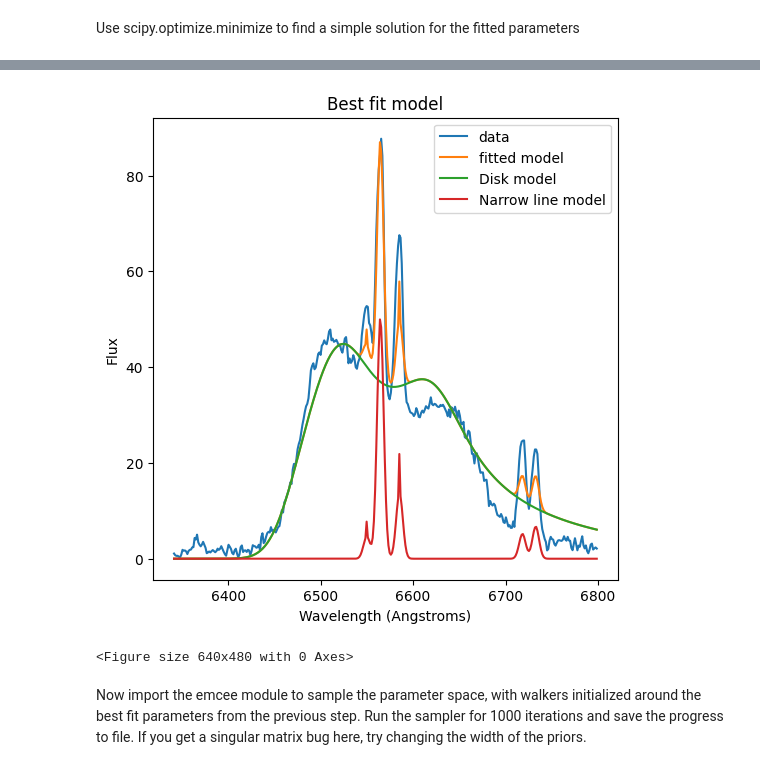
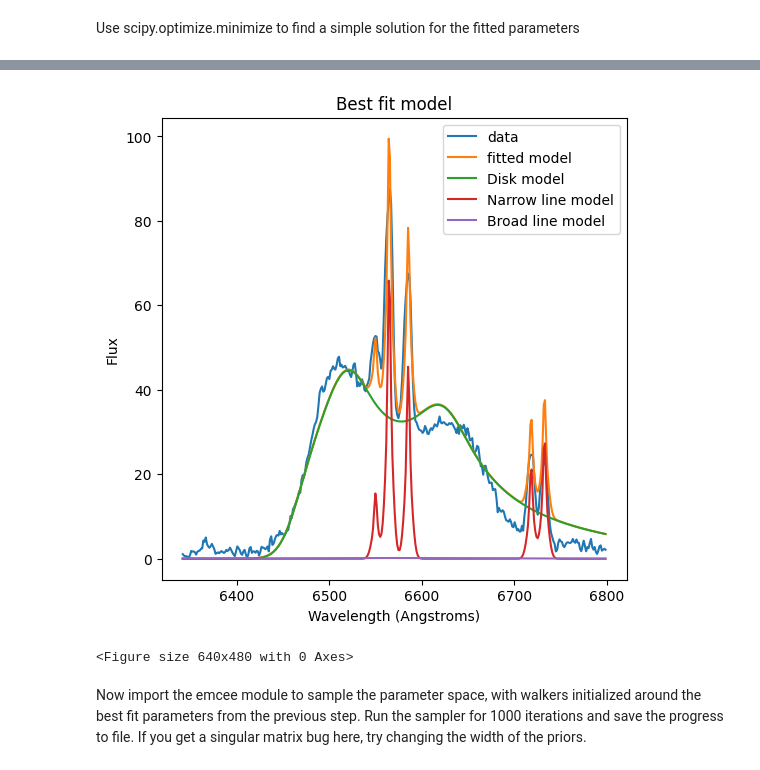
Before and after one commit to Astro-Hy/tde-thesis-repo, a Jupyter notebook: examples/fit_circular_disk_model_additionalbroadline.ipynb, the cells around one changed output, grey strips where cells are left out. Drawn from its saved outputs; the diff is of its cells as text; code cells hidden in the pictures.

Commit message:
Broad line model fixes

```diff
--- a/examples/fit_circular_disk_model_additionalbroadline.ipynb
+++ b/examples/fit_circular_disk_model_additionalbroadline.ipynb
@@ -87,7 +88,7 @@ narrowwidth2max = 12.0
 narrowfracmin = 0.1
 narrowfracmax = 5.0
 broadwidthmax=500
-broadwidthmin=50
+broadwidthmin=20
 anglammin=2.0
 anglammax=40
 t0min=1e-10
@@ -102,6 +103,8 @@ SIIbfluxmin=0.0
 SIIbfluxmax=300
 diskfluxmin=1
 diskfluxmax=500
+broadHalphafluxmin=0.0
+broadHalphafluxmax=300
 # %% [markdown]
 Set wavelengths of narrow emission lines to be included in the fit and create the array of line profiles. Set the ratios of any doublets.
 # %%
@@ -119,10 +122,10 @@ ratios = [NIIb_NIIa,SIIb_SIIa]#,OIb_OIa]
 #Guess narrow line fluxes
 Halphaflux = 25
 NIIbflux = 5
-diskflux = 10
+diskflux = 6
 SIIbflux = 8
 OIbflux = 0
-broadHalphaflux=5
+broadHalphaflux=6.0
 # %% [markdown]
 Create a dictionary of the fixed parameter names and values
 # %%
@@ -139,12 +142,12 @@ broad = 600 #broadening parameter (km/s)
 # %% [markdown]
 Create a dictionary of fitted parameter names and values. We will fit for the widths of the two narrow line components and the ratio of those components, as well as 4 disk parameters.
 # %%
-fitted_labels = ['xi1','xi2','broad','angi','broadwidth','broadflux','narrowfrac','narrowwidth','narrowwidth2','anglam','t0','eta','Halphaflux','NIIbflux','SIIbflux','diskflux']
-initial = [xi1,xi2,broad,angi,broadwidth,broadflux,narrowfrac,narrowwidth,narrowwidth2,anglam,t0,eta,Halphaflux,NIIbflux,SIIbflux,diskflux]
+fitted_labels = ['xi1','xi2','broad','angi','broadwidth','broadHalphaflux','narrowfrac','narrowwidth','narrowwidth2','anglam','t0','eta','Halphaflux','NIIbflux','SIIbflux','diskflux']
+initial = [xi1,xi2,broad,angi,broadwidth,broadHalphaflux,narrowfrac,narrowwidth,narrowwidth2,anglam,t0,eta,Halphaflux,NIIbflux,SIIbflux,diskflux]
 fitted = dict(zip(fitted_labels,initial))
 # %%
-diskmins = [xi1min,xi2min,broadmin,angimin,broadwidthmin,broadfluxmin,narrowfracmin,narrowwidthmin,narrowwidth2min,anglammin,t0min,etamin,Halphafluxmin,NIIbfluxmin,SIIbfluxmin,diskfluxmin]
-diskmax = [xi1max,xi2max,broadmax,angimax,broadwidthmax,broadfluxmax,narrowfracmax,narrowwidthmax,narrowwidth2max,anglammax,t0max,etamax,Halphafluxmax,NIIbfluxmax,SIIbfluxmax,diskfluxmax]
+diskmins = [xi1min,xi2min,broadmin,angimin,broadwidthmin,broadHalphafluxmin,narrowfracmin,narrowwidthmin,narrowwidth2min,anglammin,t0min,etamin,Halphafluxmin,NIIbfluxmin,SIIbfluxmin,diskfluxmin]
+diskmax = [xi1max,xi2max,broadmax,angimax,broadwidthmax,broadHalphafluxmax,narrowfracmax,narrowwidthmax,narrowwidth2max,anglammax,t0max,etamax,Halphafluxmax,NIIbfluxmax,SIIbfluxmax,diskfluxmax]
 # %%
 for i,x in enumerate(initial):
     print(diskmins[i],x,diskmax[i])
@@ -201,18 +207,19 @@ Best-fit parameter values [5.24861800e+01 1.85874482e+03 9.76400119e+02 1.728946
 # %%
-disk,narrowlines = lp.plot(soln.x)
+disk,narrowlines,broadlines = lp.plot(soln.x)
 plt.figure(figsize=(6,6))
 plt.plot(wl/(1+fixed['z']),flux,label='data')
 plt.plot(wl/(1+fixed['z']),modelfit,label='fitted model')
 plt.plot(wl/(1+fixed['z']),disk,label='Disk model')
 plt.plot(wl/(1+fixed['z']),narrowlines,label='Narrow line model')
+plt.plot(wl/(1+fixed['z']),broadlines,label='Broad line model')
 plt.xlabel('Wavelength (Angstroms)')
 plt.ylabel('Flux')
 plt.title('Best fit model')
 plt.legend()
 plt.show()
 plt.clf()
 # %% [output]
-[figure, old version]
+[figure, new version]
 <Figure size 640x480 with 0 Axes>
 # %% [markdown]
 Now import the emcee module to sample the parameter space, with walkers initialized around the best fit parameters from the previous step. Run the sampler for 1000 iterations and save the progress to file. If you get a singular matrix bug here, try changing the width of the priors.
```
Also changed, not shown: parts of 10 cells of this notebook, 1 other file.
